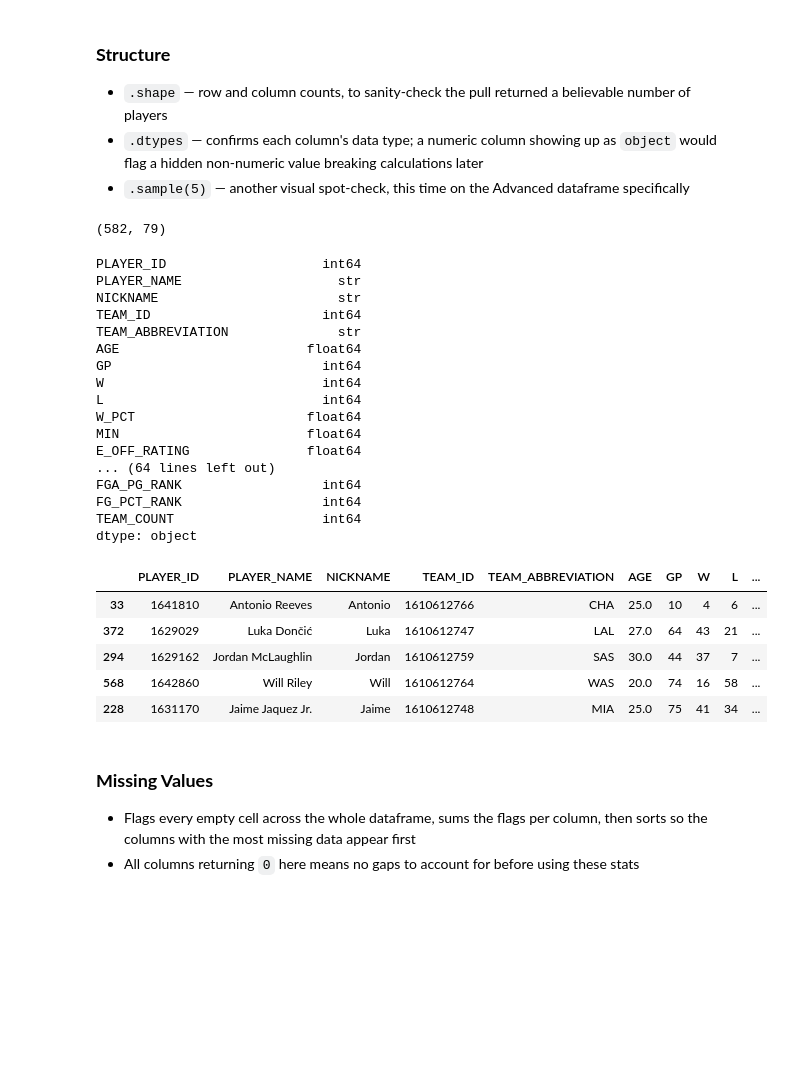
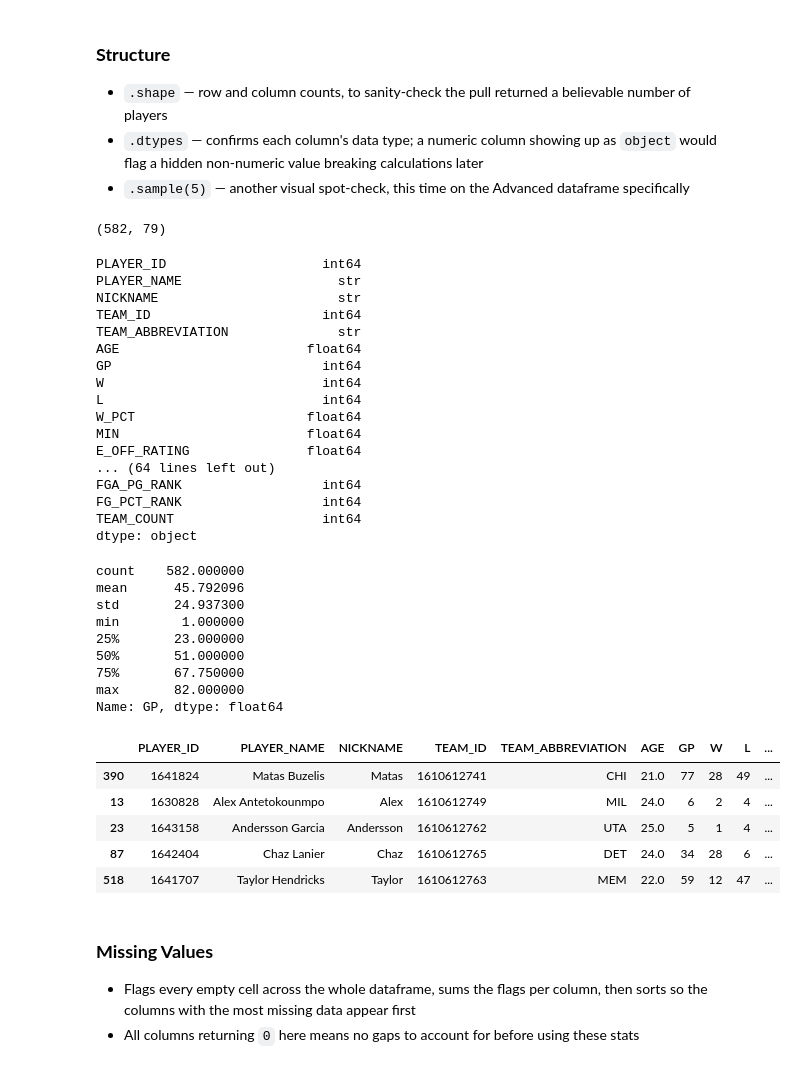
Before and after one commit to DanielBubalo/nba-clutch-reputation-data, a Jupyter notebook: Deliverables/nba_profiling_data.ipynb, the cells around one changed output. Saved outputs shown, nothing was run; the diff lists cells and outputs as text; code cells hidden in the pictures; blank space fills up the shorter version.

```diff
--- a/Deliverables/nba_profiling_data.ipynb
+++ b/Deliverables/nba_profiling_data.ipynb
@@ -68,32 +70,42 @@ leaguestats_df = leaguedashplayerstats.LeagueDashPlayerStats(
 # %%
 display(leaguestats_df.shape)
 display(leaguestats_df.dtypes)
+display(leaguestats_df['GP'].describe())
 display(leaguestats_df.sample(5))
 # %% [output]
 (582, 79)
 PLAYER_ID                    int64
 PLAYER_NAME                    str
 NICKNAME                       str
 TEAM_ID                      int64
 TEAM_ABBREVIATION              str
 AGE                        float64
 GP                           int64
 W                            int64
 L                            int64
 W_PCT                      float64
 MIN                        float64
 E_OFF_RATING               float64
 ... (64 lines left out)
 FGA_PG_RANK                  int64
 FG_PCT_RANK                  int64
 TEAM_COUNT                   int64
 dtype: object
+count    582.000000
+mean      45.792096
+std       24.937300
+min        1.000000
+25%       23.000000
+50%       51.000000
+75%       67.750000
+max       82.000000
+Name: GP, dtype: float64
 |  | PLAYER_ID | PLAYER_NAME | NICKNAME | TEAM_ID | TEAM_ABBREVIATION | AGE | GP | W | L | ... |
-| 33 | 1641810 | Antonio Reeves | Antonio | 1610612766 | CHA | 25.0 | 10 | 4 | 6 | ... |
-| 372 | 1629029 | Luka Dončić | Luka | 1610612747 | LAL | 27.0 | 64 | 43 | 21 | ... |
-| 294 | 1629162 | Jordan McLaughlin | Jordan | 1610612759 | SAS | 30.0 | 44 | 37 | 7 | ... |
-| 568 | 1642860 | Will Riley | Will | 1610612764 | WAS | 20.0 | 74 | 16 | 58 | ... |
-| 228 | 1631170 | Jaime Jaquez Jr. | Jaime | 1610612748 | MIA | 25.0 | 75 | 41 | 34 | ... |
+| 390 | 1641824 | Matas Buzelis | Matas | 1610612741 | CHI | 21.0 | 77 | 28 | 49 | ... |
+| 13 | 1630828 | Alex Antetokounmpo | Alex | 1610612749 | MIL | 24.0 | 6 | 2 | 4 | ... |
+| 23 | 1643158 | Andersson Garcia | Andersson | 1610612762 | UTA | 25.0 | 5 | 1 | 4 | ... |
+| 87 | 1642404 | Chaz Lanier | Chaz | 1610612765 | DET | 24.0 | 34 | 28 | 6 | ... |
+| 518 | 1641707 | Taylor Hendricks | Taylor | 1610612763 | MEM | 22.0 | 59 | 12 | 47 | ... |
 # %% [markdown]
 ### **Missing Values**
 
```
Also changed, not shown: parts of 30 cells of this notebook.
